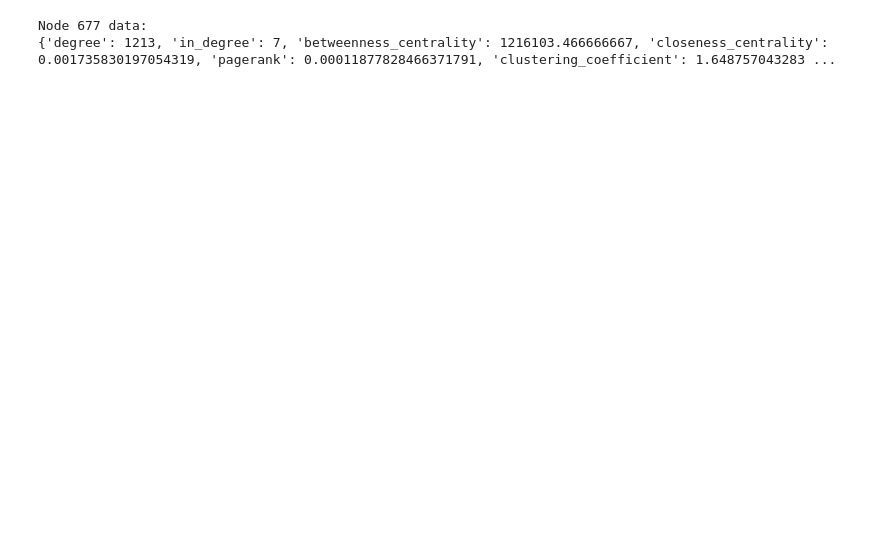
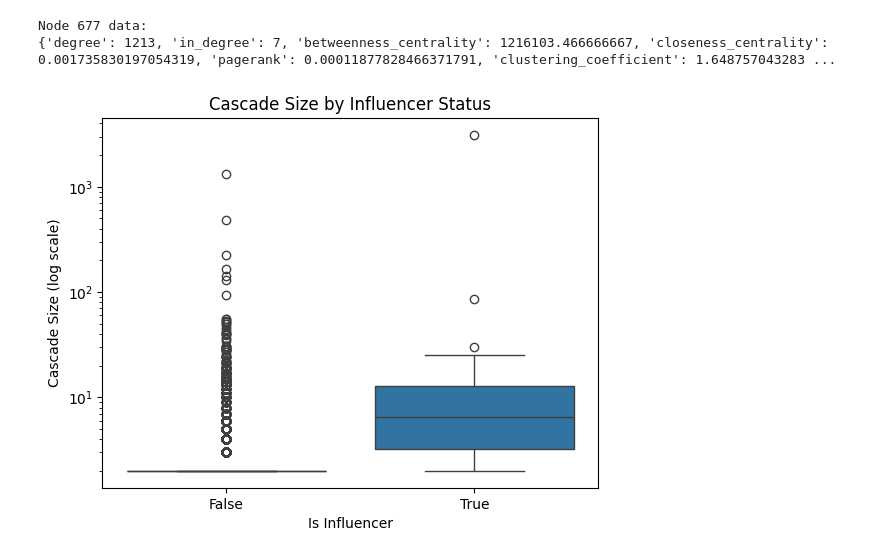
Before and after one commit to ysenarath/AIT-724-HandsOn-2, a Jupyter notebook: notebook.ipynb, the cells around one changed output. Drawn from its saved outputs; the diff is of its cells as text; code cells hidden in the pictures; blank space fills up the shorter version.

```diff
--- a/notebook.ipynb
+++ b/notebook.ipynb
@@ -556,3 +561,41 @@ print(G.nodes[node_id])
 # %% [output]
 Node 677 data:
 {'degree': 1213, 'in_degree': 7, 'betweenness_centrality': 1216103.466666667, 'closeness_centrality': 0.001735830197054319, 'pagerank': 0.00011877828466371791, 'clustering_coefficient': 1.648757043283 ...
+# %%
+def get_roots(G: nx.DiGraph) -> list[Any]:
+    # roots are nodes with in-degree 0
+    roots = [n for n in G.nodes() if G.in_degree(n) == 0]
+    return roots
+# %%
+# compare the cascade sizes of influencers vs regular users
+cascades = build_cascades(G, time_window=None, min_cascade_size=1)
+
+for cascade in cascades:
+    roots = get_roots(cascade)
+    if not roots:
+        continue
+    # set cascade_size for the root nodes
+    cascade_size = len(cascade)
+    for root in roots:
+        if "cascade_size" in G.nodes[root]:
+            G.nodes[root]["cascade_size"] = max(
+                G.nodes[root]["cascade_size"], cascade_size
+            )
+        else:
+            G.nodes[root]["cascade_size"] = cascade_size
+# %%
+temp_data = pd.DataFrame.from_dict(dict(G.nodes(data=True)), orient="index")
+temp_data = temp_data.dropna(subset=["cascade_size"])
+
+sns.boxplot(
+    data=temp_data,
+    x="is_influencer",
+    y="cascade_size",
+)
+plt.yscale("log")
+plt.title("Cascade Size by Influencer Status")
+plt.xlabel("Is Influencer")
+plt.ylabel("Cascade Size (log scale)")
+plt.show()
+# %% [output]
+[figure, added]
```
Also changed, not shown: parts of 3 cells of this notebook.
